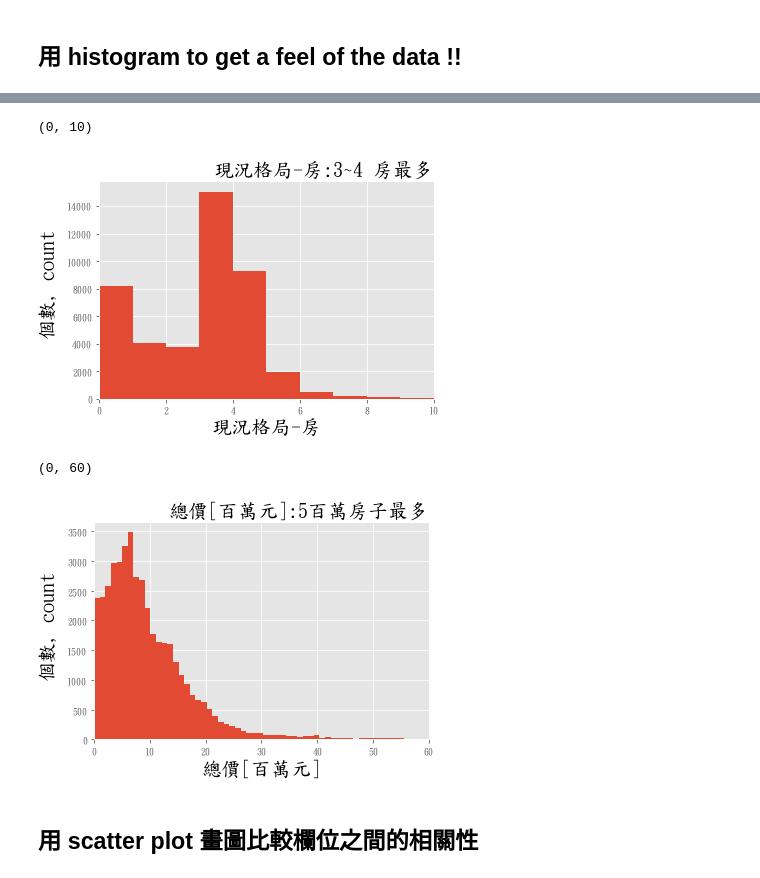
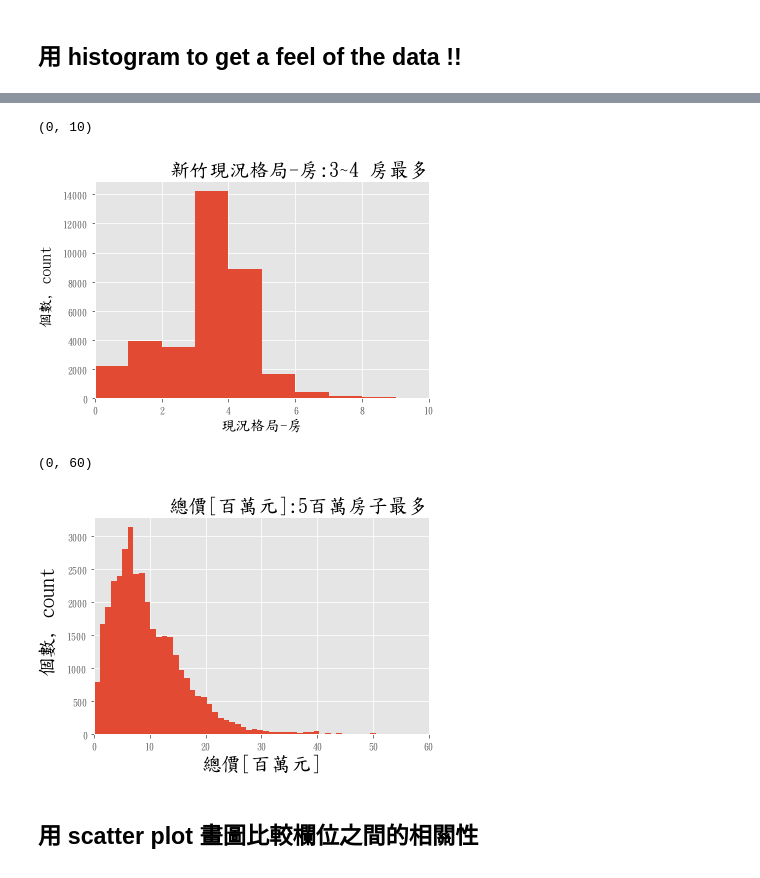
Before and after one commit to alabtsai/FGU-Class, a Jupyter notebook: Lecture_0613.ipynb, the cells around one changed output, grey strips where cells are left out. Cells and saved outputs as stored; diff of their text form; code cells hidden in the pictures.

```diff
--- a/Lecture_0613.ipynb
+++ b/Lecture_0613.ipynb
@@ -728,10 +776,10 @@ plt.ylim(0,2000)
 # %%
-plt.hist(dfmo['現況格局-房'],bins=list(range(90)))
+plt.hist(dfmo1['現況格局-房'],bins=list(range(90)))
 
-plt.title("現況格局-房:3~4 房最多",color='black',loc='right',size=20)
-plt.xlabel('現況格局-房',size=20,color='black')
-plt.ylabel('個數, count',color='black',size=20)
+plt.title("新竹現況格局-房:3~4 房最多",color='black',loc='right',size=20)
+plt.xlabel('現況格局-房',size=15,color='black')
+plt.ylabel('個數, count',color='black',size=15)
 plt.xlim(0,10)
 # %% [output]
 (0, 10)
-[figure, old version]
+[figure, new version]
@@ -741,5 +786,6 @@ bins=np.linspace(0, 100, num=100)
 # %%
-plt.hist(dfmo['總價[百萬元]'],bins)
+bins=np.linspace(0, 100, num=100)
+plt.hist(dfmo1['總價[百萬元]'],bins)
 
 plt.title("總價[百萬元]:5百萬房子最多",color='black',loc='right',size=20)
 plt.xlabel('總價[百萬元]',size=20,color='black')
@@ -747,7 +793,7 @@ plt.ylabel('個數, count',color='black',size=20)
 plt.xlim(0,60)
 # %% [output]
 (0, 60)
-[figure, old version]
+[figure, new version]
 # %% [markdown]
 ## 用 scatter plot  畫圖比較欄位之間的相關性
 # %%
```
Also changed, not shown: parts of 27 cells of this notebook.
